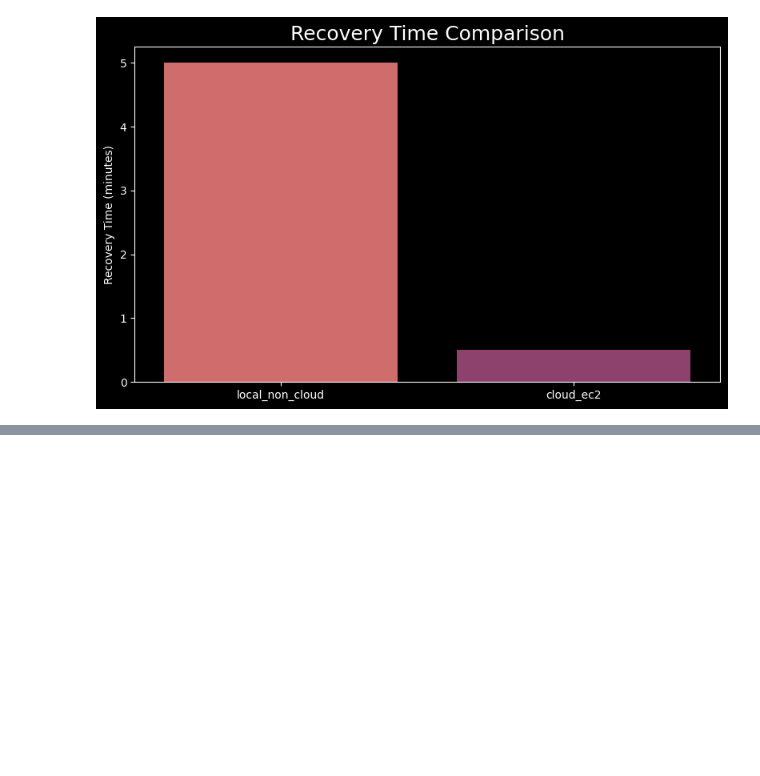
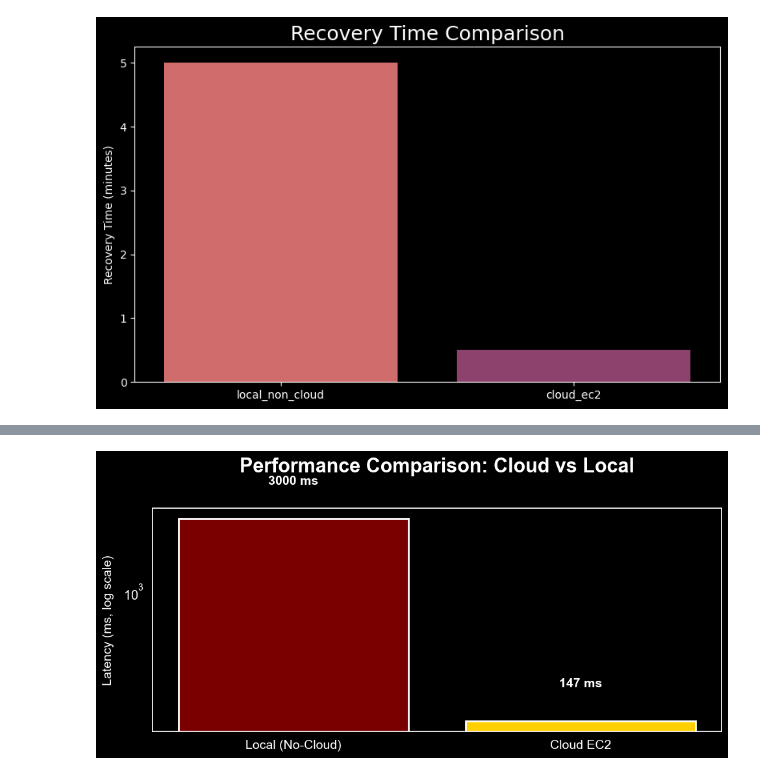
Before and after one commit to mvetlu/650-recommendation_project_cloudless, a Jupyter notebook: test.ipynb, the cells around one changed output, grey strips where cells are left out. Saved outputs shown, nothing was run; the diff lists cells and outputs as text; code cells hidden in the pictures; blank space fills up the shorter version.

```diff
--- a/test.ipynb
+++ b/test.ipynb
@@ -173,0 +228,69 @@ plt.show()
+# %%
+import matplotlib.pyplot as plt
+import pandas as pd
+
+# Data
+df = pd.DataFrame({
+    "System": ["Local (No-Cloud)", "Cloud EC2"],
+    "Avg Latency (ms)": [3000, 147],
+})
+
+# Colors
+local_color = "#7A0000"   # deep red
+cloud_color = "#FFCF00"   # Maryland gold
+background = "#000000"    # pure black
+
+# Create figure with pure black bg
+fig, ax = plt.subplots(figsize=(10, 5), facecolor=background)
+ax.set_facecolor(background)
+
+# Draw bars
+bars = ax.bar(
+    df["System"],
+    df["Avg Latency (ms)"],
+    color=[local_color, cloud_color],
+    edgecolor="white",
+    linewidth=2
+)
+
+# Remove grid
+ax.grid(False)
+ax.set_axisbelow(False)
+
+# Log scale
+ax.set_yscale("log")
+
+# TITLE (with extra padding so it doesn't sit on the bars)
+ax.set_title(
+    "Performance Comparison: Cloud vs Local",
+    fontsize=22,
+    color="white",
+    weight="bold",
+    pad=40  # <-- increased top padding
+)
+
+# Labels
+ax.set_ylabel("Latency (ms, log scale)", fontsize=14, color="white", labelpad=10)
+
+# Tick styling
+plt.xticks(fontsize=14, color="white")
+plt.yticks(color="white")
+
+# Annotate values ABOVE bars (with extra offset)
+for bar in bars:
+    height = bar.get_height()
+    ax.text(
+        bar.get_x() + bar.get_width()/2,
+        height * 1.6,            # <-- increased offset so text doesn’t overlap
+        f"{int(height)} ms",
+        ha="center",
+        va="bottom",
+        color="white",
+        fontsize=14,
+        weight="bold"
+    )
+
+plt.tight_layout()
+plt.show()
+# %% [output]
+[figure, added]
```
Also changed, not shown: parts of 7 cells of this notebook, 2 other files.
